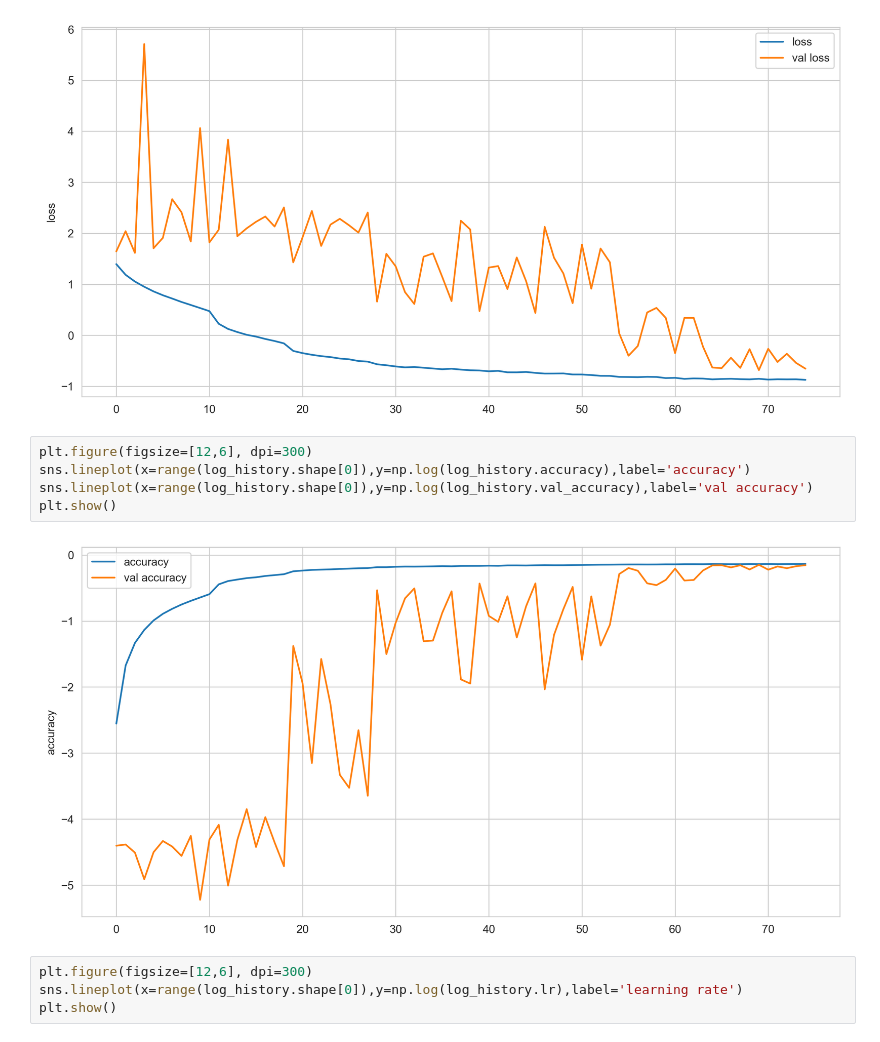
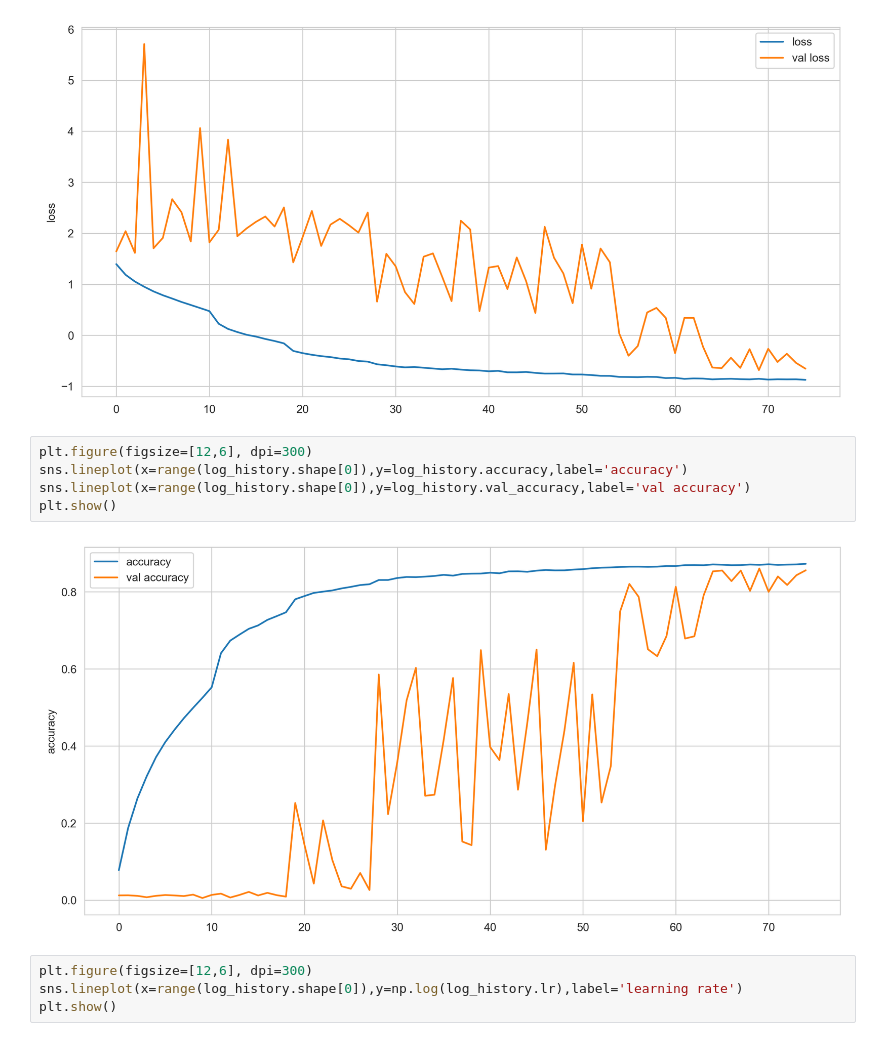
Before and after one commit to ashen007/DeepLearning-goes-deep, a Jupyter notebook: notebooks/sorghum/train_log_analysis.ipynb, the cells around one changed output. Cells and saved outputs as stored; diff of their text form.

```diff
--- a/notebooks/sorghum/train_log_analysis.ipynb
+++ b/notebooks/sorghum/train_log_analysis.ipynb
@@ -29,11 +29,11 @@ plt.show()
 [figure]
 # %%
 plt.figure(figsize=[12,6], dpi=300)
-sns.lineplot(x=range(log_history.shape[0]),y=np.log(log_history.accuracy),label='accuracy')
-sns.lineplot(x=range(log_history.shape[0]),y=np.log(log_history.val_accuracy),label='val accuracy')
+sns.lineplot(x=range(log_history.shape[0]),y=log_history.accuracy,label='accuracy')
+sns.lineplot(x=range(log_history.shape[0]),y=log_history.val_accuracy,label='val accuracy')
 plt.show()
 # %% [output]
-[figure, old version]
+[figure, new version]
 # %%
 plt.figure(figsize=[12,6], dpi=300)
 sns.lineplot(x=range(log_history.shape[0]),y=np.log(log_history.lr),label='learning rate')
```
Also changed, not shown: 2 other files.
